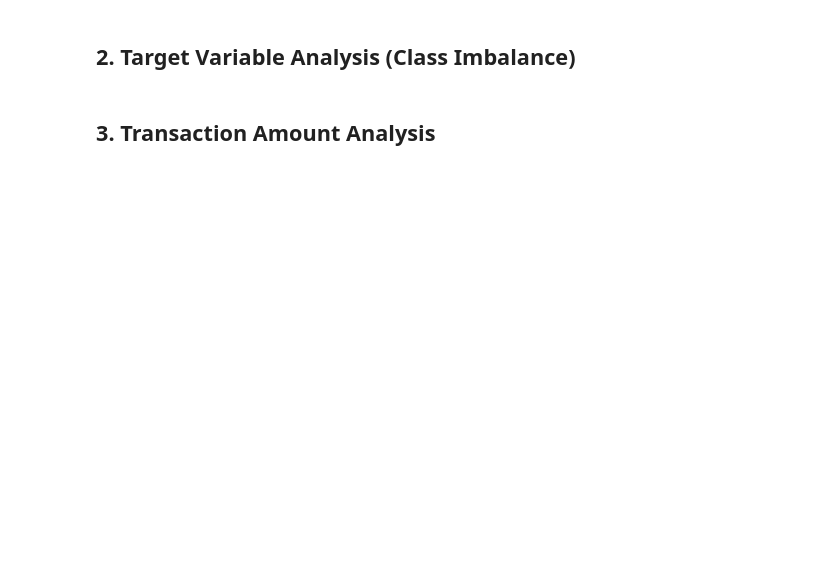
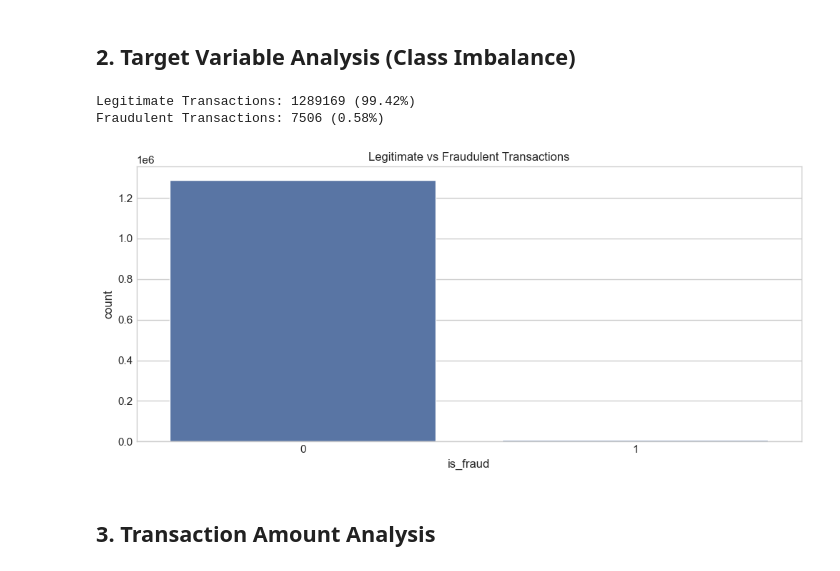
Before and after one commit to krishnagupta7171/Sentinel-risk-engine, a Jupyter notebook: notebooks/notebook1_eda.ipynb, the cells around one changed output. Drawn from its saved outputs; the diff is of its cells as text; code cells hidden in the pictures; blank space fills up the shorter version.

Commit message:
complete fraud detection exploratory data analysis

```diff
--- a/notebooks/notebook1_eda.ipynb
+++ b/notebooks/notebook1_eda.ipynb
@@ -14,13 +19,11 @@ This notebook performs an initial exploratory data analysis of the credit card f
 # %%
-import os
+from pathlib import Path
 import pandas as pd
-import numpy as np
 import matplotlib.pyplot as plt
 import seaborn as sns
+import numpy as np
 
-# Set plot styles
-sns.set_theme(style="whitegrid")
-plt.rcParams["figure.figsize"] = (12, 6)
+PROJECT_ROOT = Path("..").resolve()
+RAW_DATA_PATH = PROJECT_ROOT / "data" / "raw" / "fraudTrain.csv"
 
-DATA_PATH = os.path.join("..", "data", "raw", "fraudTrain.csv")
-print(f"Data path: {DATA_PATH}")
+print(f"File exists: {RAW_DATA_PATH.exists()}")
@@ -35,0 +32,7 @@ df.head()
+# %%
+df = pd.read_csv(RAW_DATA_PATH)
+
+df = df.loc[:, ~df.columns.str.contains("^Unnamed")]
+
+print("Dataset Shape:", df.shape)
+df.head(3)
@@ -36,18 +73,18 @@ df.head()
 # %% [markdown]
 ## 2. Target Variable Analysis (Class Imbalance)
 # %%
-fraud_counts = df['is_fraud'].value_counts()
-fraud_pct = df['is_fraud'].value_counts(normalize=True) * 100
+fraud_counts = df["is_fraud"].value_counts()
+fraud_pct = df["is_fraud"].value_counts(normalize=True) * 100
 
-print("Class Counts:")
-print(fraud_counts)
-print("\nClass Percentages:")
-print(fraud_pct)
+print("Legitimate Transactions:", fraud_counts[0], f"({fraud_pct[0]:.2f}%)")
+print("Fraudulent Transactions:", fraud_counts[1], f"({fraud_pct[1]:.2f}%)")
 
-fig, ax = plt.subplots(figsize=(6, 4))
-sns.countplot(data=df, x='is_fraud', palette='viridis', ax=ax)
-ax.set_title('Target Class Distribution (0: Non-Fraud, 1: Fraud)')
-ax.set_yscale('log')
+sns.countplot(data=df, x="is_fraud")
+plt.title("Legitimate vs Fraudulent Transactions")
 plt.show()
+# %% [output]
+Legitimate Transactions: 1289169 (99.42%)
+Fraudulent Transactions: 7506 (0.58%)
+[figure, added]
 # %% [markdown]
 ## 3. Transaction Amount Analysis
```
Also changed, not shown: parts of 25 cells of this notebook.
